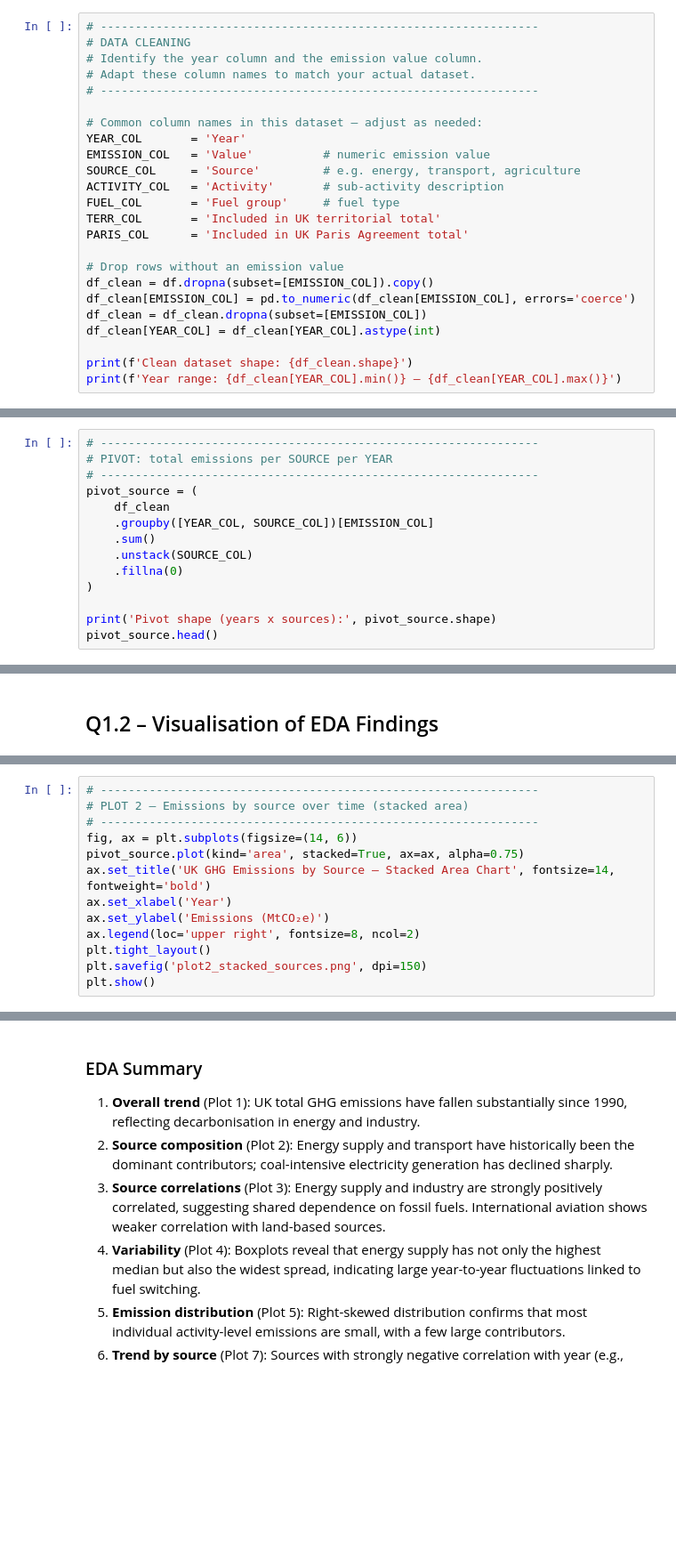
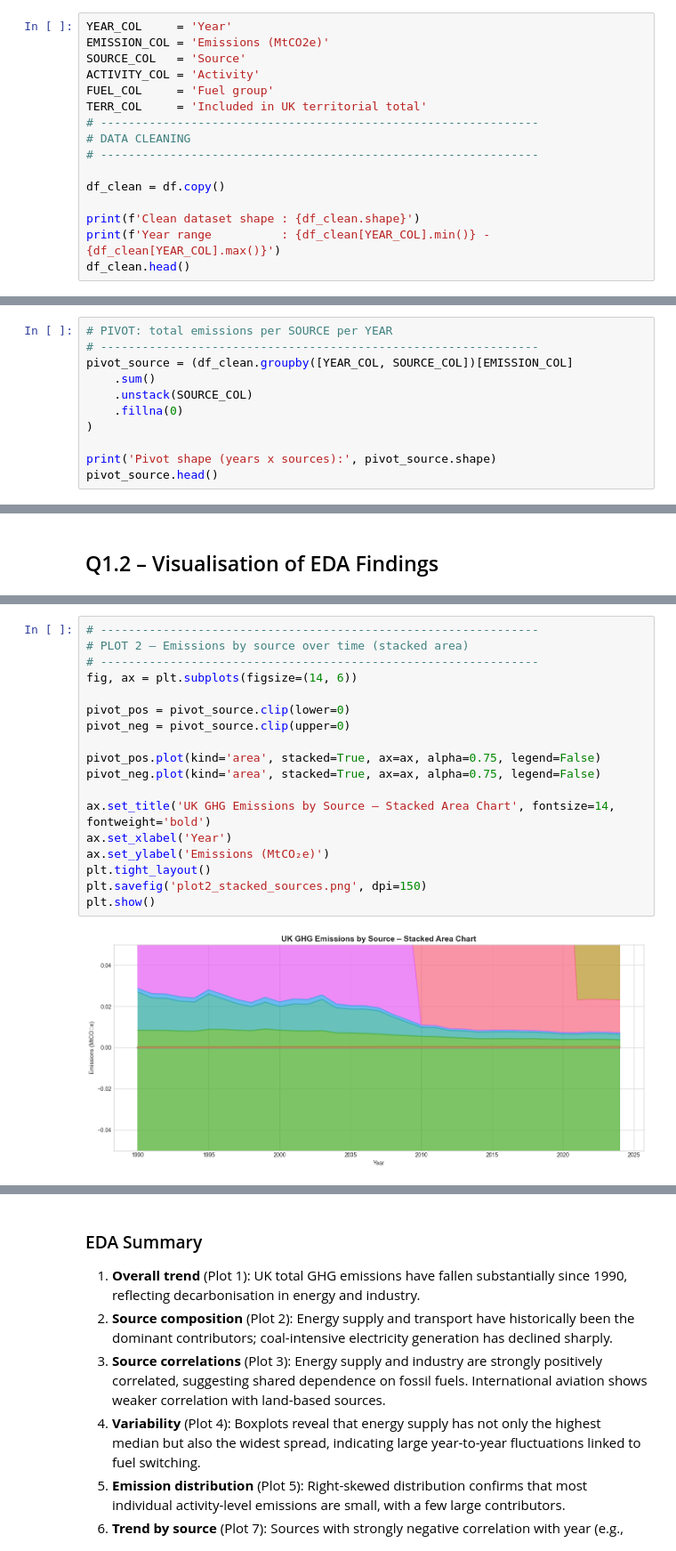
Before and after one commit to GiorgioGH/Emissions, a Jupyter notebook: CA01_GHG_Emissions.ipynb, the cells around one changed output, grey strips where cells are left out. Shown at 89% size. Drawn from its saved outputs; the diff is of its cells as text; blank space fills up the shorter version.

Commit message:
fixed 2nd dataset for part 3

```diff
--- a/CA01_GHG_Emissions.ipynb
+++ b/CA01_GHG_Emissions.ipynb
@@ -49,24 +82,16 @@ df.describe()
 # %%
+YEAR_COL     = 'Year'
+EMISSION_COL = 'Emissions (MtCO2e)'
+SOURCE_COL   = 'Source'
+ACTIVITY_COL = 'Activity'
+FUEL_COL     = 'Fuel group'
+TERR_COL     = 'Included in UK territorial total'
 # ---------------------------------------------------------------
 # DATA CLEANING
-# Identify the year column and the emission value column.
-# Adapt these column names to match your actual dataset.
 # ---------------------------------------------------------------
 
-# Common column names in this dataset – adjust as needed:
-YEAR_COL       = 'Year'
-EMISSION_COL   = 'Value'          # numeric emission value
-SOURCE_COL     = 'Source'         # e.g. energy, transport, agriculture
-ACTIVITY_COL   = 'Activity'       # sub-activity description
-FUEL_COL       = 'Fuel group'     # fuel type
-TERR_COL       = 'Included in UK territorial total'
-PARIS_COL      = 'Included in UK Paris Agreement total'
+df_clean = df.copy()
 
-# Drop rows without an emission value
-df_clean = df.dropna(subset=[EMISSION_COL]).copy()
-df_clean[EMISSION_COL] = pd.to_numeric(df_clean[EMISSION_COL], errors='coerce')
-df_clean = df_clean.dropna(subset=[EMISSION_COL])
-df_clean[YEAR_COL] = df_clean[YEAR_COL].astype(int)
-
-print(f'Clean dataset shape: {df_clean.shape}')
-print(f'Year range: {df_clean[YEAR_COL].min()} – {df_clean[YEAR_COL].max()}')
+print(f'Clean dataset shape : {df_clean.shape}')
+print(f'Year range          : {df_clean[YEAR_COL].min()} - {df_clean[YEAR_COL].max()}')
+df_clean.head()
@@ -158,10 +194,7 @@ print('Custom functions defined.')
 # %%
-# ---------------------------------------------------------------
 # PIVOT: total emissions per SOURCE per YEAR
 # ---------------------------------------------------------------
-pivot_source = (
-    df_clean
-    .groupby([YEAR_COL, SOURCE_COL])[EMISSION_COL]
+pivot_source = (df_clean.groupby([YEAR_COL, SOURCE_COL])[EMISSION_COL]
     .sum()
     .unstack(SOURCE_COL)
     .fillna(0)
@@ -228,15 +322,22 @@ print('The chart shows a clear long-term decline in UK territorial emissions sin
 # %%
 # ---------------------------------------------------------------
 # PLOT 2 – Emissions by source over time (stacked area)
 # ---------------------------------------------------------------
 fig, ax = plt.subplots(figsize=(14, 6))
-pivot_source.plot(kind='area', stacked=True, ax=ax, alpha=0.75)
+
+pivot_pos = pivot_source.clip(lower=0)
+pivot_neg = pivot_source.clip(upper=0)
+
+pivot_pos.plot(kind='area', stacked=True, ax=ax, alpha=0.75, legend=False)
+pivot_neg.plot(kind='area', stacked=True, ax=ax, alpha=0.75, legend=False)
+
 ax.set_title('UK GHG Emissions by Source – Stacked Area Chart', fontsize=14, fontweight='bold')
 ax.set_xlabel('Year')
 ax.set_ylabel('Emissions (MtCO₂e)')
-ax.legend(loc='upper right', fontsize=8, ncol=2)
 plt.tight_layout()
 plt.savefig('plot2_stacked_sources.png', dpi=150)
 plt.show()
+# %% [output]
+[figure, added]
 # %%
 # ---------------------------------------------------------------
```
Also changed, not shown: parts of 29 cells of this notebook, 15 other files.
